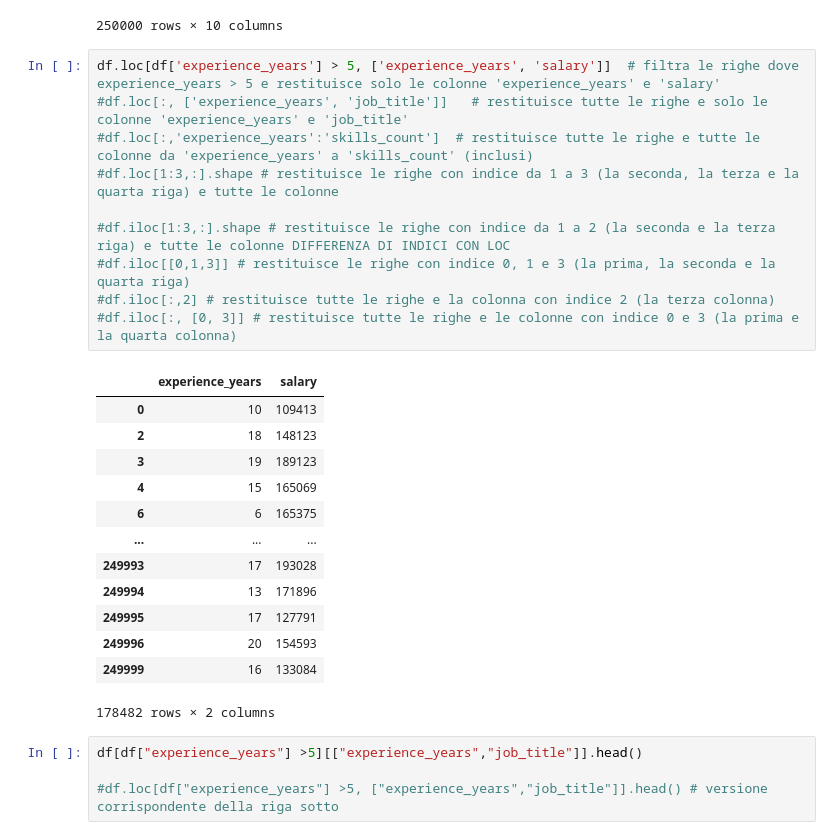
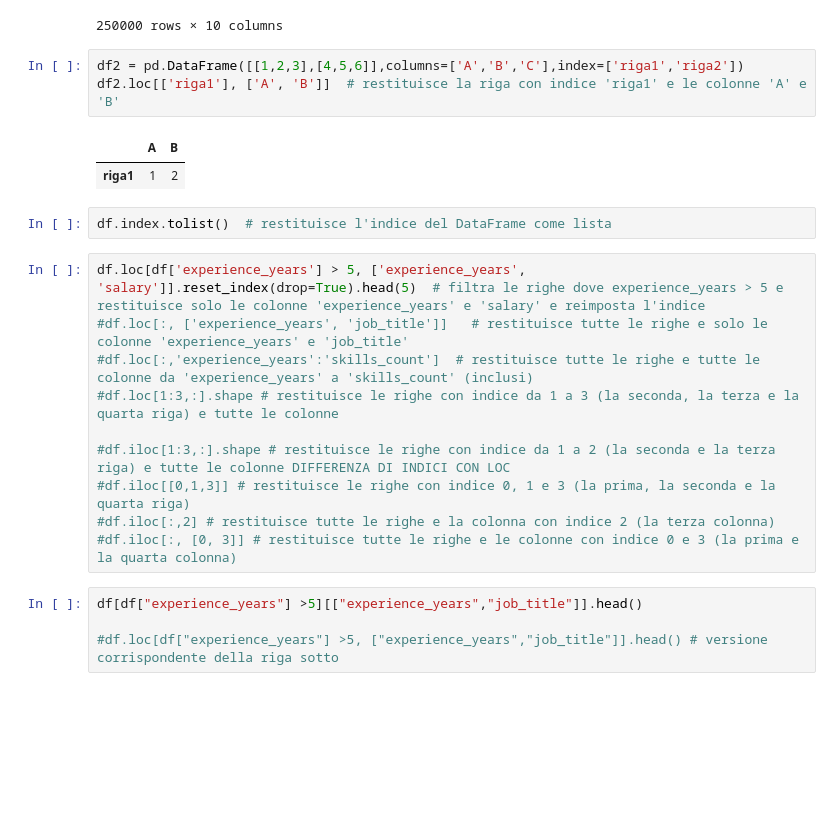
Before and after one commit to GRATTEXV2/TEST_KAGGLE, a Jupyter notebook: Analisi_Kaggle.ipynb, the cells around one changed output. Cells and saved outputs as stored; diff of their text form; blank space fills up the shorter version.

```diff
--- a/Analisi_Kaggle.ipynb
+++ b/Analisi_Kaggle.ipynb
@@ -17,8 +17,16 @@ df
 | 249998 | Data Scientist | 0 | High School | 2 | Consulting | Small | Sweden | ... |
 | 249999 | Data Analyst | 16 | Diploma | 2 | Technology | Medium | UK | ... |
 250000 rows × 10 columns
+# %%
+df2 = pd.DataFrame([[1,2,3],[4,5,6]],columns=['A','B','C'],index=['riga1','riga2'])
+df2.loc[['riga1'], ['A', 'B']]  # restituisce la riga con indice 'riga1' e le colonne 'A' e 'B'
+# %% [output]
+|  | A | B |
+| riga1 | 1 | 2 |
+# %%
+df.index.tolist()  # restituisce l'indice del DataFrame come lista
 # %%
-df.loc[df['experience_years'] > 5, ['experience_years', 'salary']]  # filtra le righe dove experience_years > 5 e restituisce solo le colonne 'experience_years' e 'salary'
+df.loc[df['experience_years'] > 5, ['experience_years', 'salary']].reset_index(drop=True).head(5)  # filtra le righe dove experience_years > 5 e restituisce solo le colonne 'experience_years' e 'salary' e reimposta l'indice
 #df.loc[:, ['experience_years', 'job_title']]   # restituisce tutte le righe e solo le colonne 'experience_years' e 'job_title'
 #df.loc[:,'experience_years':'skills_count']  # restituisce tutte le righe e tutte le colonne da 'experience_years' a 'skills_count' (inclusi)
 #df.loc[1:3,:].shape # restituisce le righe con indice da 1 a 3 (la seconda, la terza e la quarta riga) e tutte le colonne
@@ -27,20 +35,6 @@ df.loc[df['experience_years'] > 5, ['experience_years', 'salary']]  # filtra le
 #df.iloc[[0,1,3]] # restituisce le righe con indice 0, 1 e 3 (la prima, la seconda e la quarta riga)
 #df.iloc[:,2] # restituisce tutte le righe e la colonna con indice 2 (la terza colonna)
 #df.iloc[:, [0, 3]] # restituisce tutte le righe e le colonne con indice 0 e 3 (la prima e la quarta colonna)
-# %% [output]
-|  | experience_years | salary |
-| 0 | 10 | 109413 |
-| 2 | 18 | 148123 |
-| 3 | 19 | 189123 |
-| 4 | 15 | 165069 |
-| 6 | 6 | 165375 |
-| ... | ... | ... |
-| 249993 | 17 | 193028 |
-| 249994 | 13 | 171896 |
-| 249995 | 17 | 127791 |
-| 249996 | 20 | 154593 |
-| 249999 | 16 | 133084 |
-178482 rows × 2 columns
 # %%
 df[df["experience_years"] >5][["experience_years","job_title"]].head()
 
```
Also changed, not shown: parts of 3 cells of this notebook.
